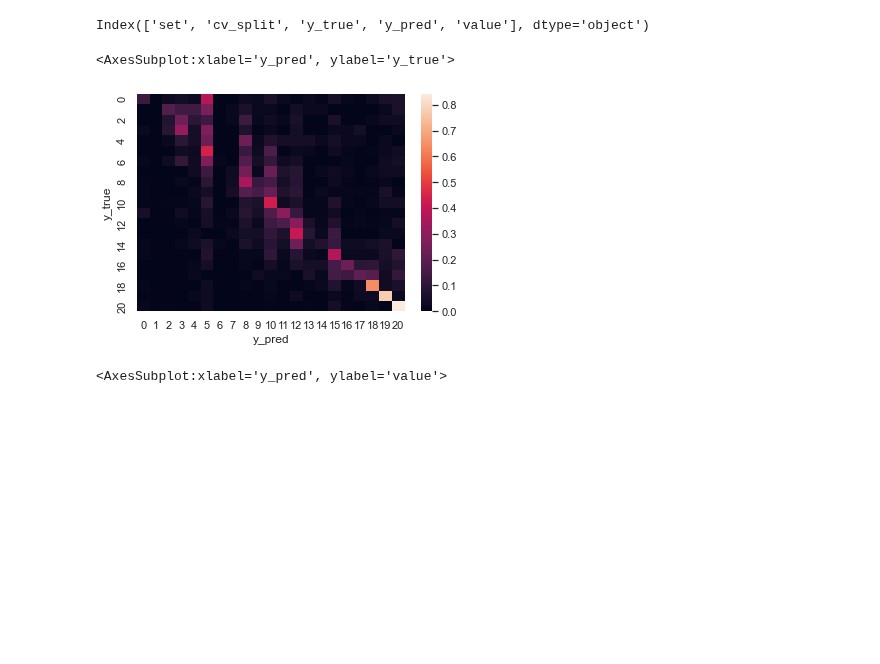
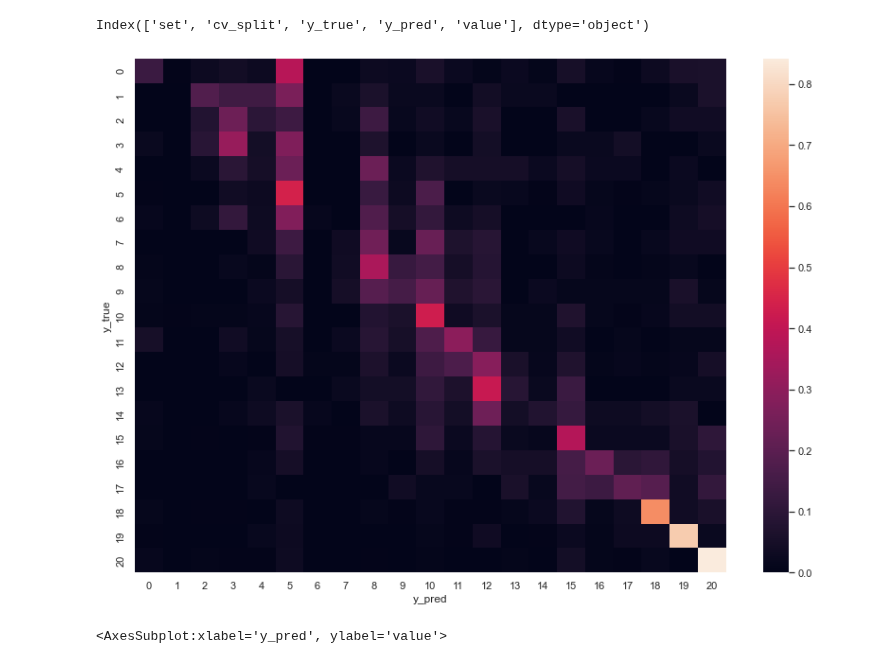
Before and after one commit to center-for-humans-and-machines/algorithmic-institutions, a Jupyter notebook: notebooks/logreg_vis.ipynb, the cells around one changed output. Saved outputs shown, nothing was run; the diff lists cells and outputs as text; code cells hidden in the pictures; blank space fills up the shorter version.

```diff
--- a/notebooks/logreg_vis.ipynb
+++ b/notebooks/logreg_vis.ipynb
@@ -29,11 +29,12 @@ Index(['set', 'cv_split', 'y_true', 'y_pred', 'value'], dtype='object')
 cm_g_df = confusion_matrix_df.groupby(['set', 'y_true', 'y_pred'])['value'].sum().reset_index()
 cm_g_df['fraction'] = cm_g_df['value'] / cm_g_df.groupby(['set', 'y_true'])['value'].transform('sum')
 cm = cm_g_df.pivot_table(index=['set', 'y_true'], columns='y_pred', values='fraction')
-# %%
-sns.heatmap(cm.loc['test'])
-# %% [output]
-<AxesSubplot:xlabel='y_pred', ylabel='y_true'>
-[figure, removed]
+# %%
+plt.figure(figsize=(14,10))
+sns.heatmap(cm.loc['test'])
+plt.savefig(os.path.join(plot_folder, 'confusion_matrix.jpg'), dpi=300, transparent=False)
+# %% [output]
+[figure, added]
 # %%
 pred_df = confusion_matrix_df.groupby(['set', 'y_pred'])['value'].sum().reset_index()
 sns.barplot(data=pred_df, x='y_pred', y='value')
```
Also changed, not shown: 13 other files.
